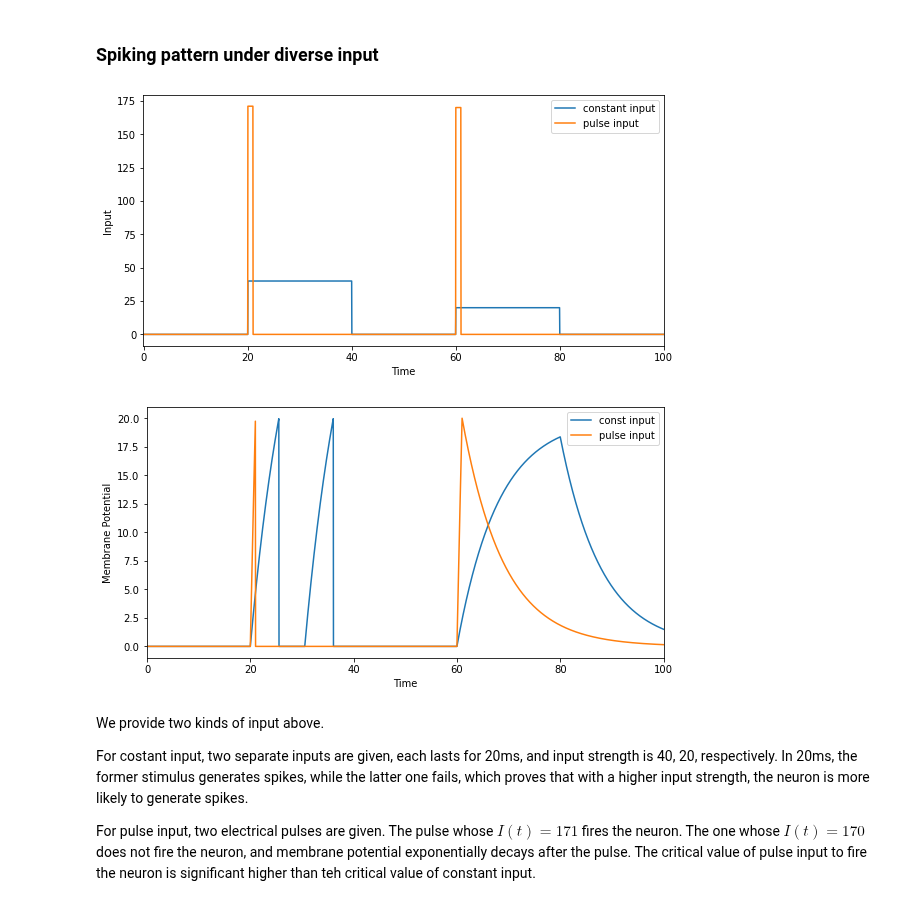
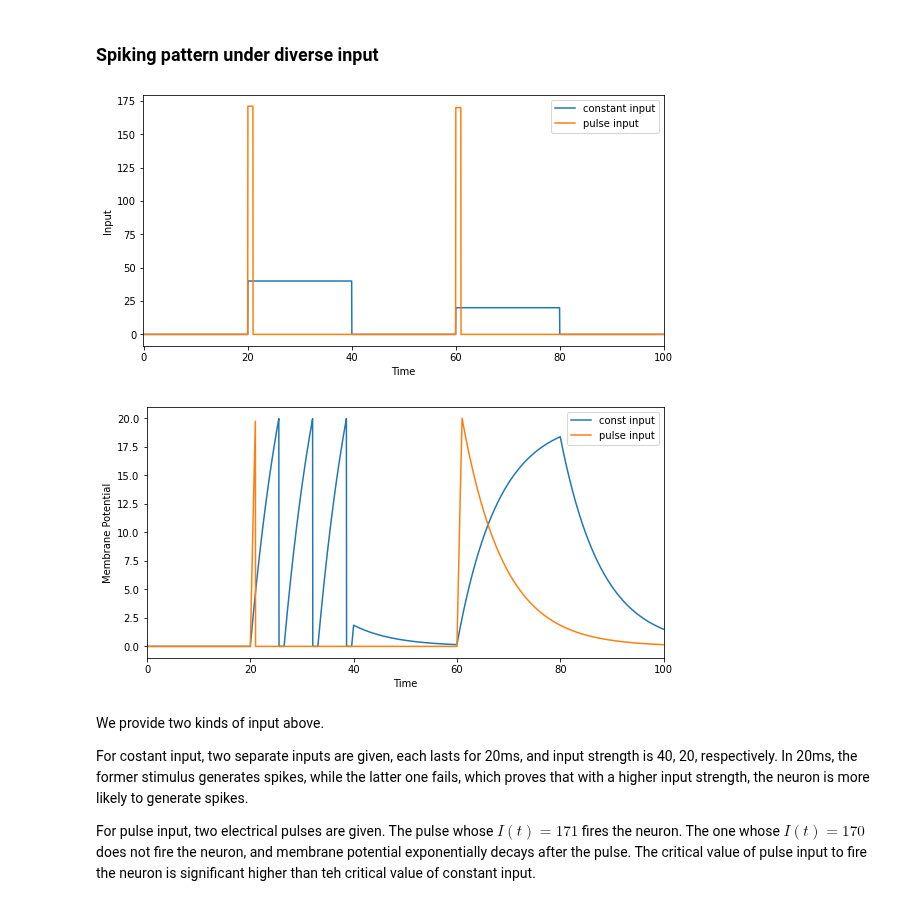
Before and after one commit to quanpeng0/BrainModels, a Jupyter notebook: docs/tutorials/neurons/LIF_model.ipynb, the cells around one changed output. Drawn from its saved outputs; the diff is of its cells as text; code cells hidden in the pictures.

```diff
--- a/docs/tutorials/neurons/LIF_model.ipynb
+++ b/docs/tutorials/neurons/LIF_model.ipynb
@@ -255,6 +244,7 @@ current, pos_dur = bp.inputs.constant_current(
 neu = LIF(1, monitors = ['V'])  #create a single neuron.
 neu.V_rest = 0.
 neu.V_reset = 0.
+neu.V = bp.backend.zeros(1)
 neu.tau = 8.
 #neu.noise = 0.
 # simulate
@@ -274,39 +264,40 @@ current = bp.inputs.spike_current(
 neu = LIF(1, monitors = ['V'])
 neu.V_rest = 0.
 neu.V_reset = 0.
+neu.V = bp.backend.zeros(1)
 neu.tau = 8.
 #neu.noise = 0.
 # simulate
 neu.run(duration = duration, inputs = ["input", current], report = False)
 # record
 ts_pul = neu.mon.ts
 input_pul = current
 potential_pul = neu.mon.V[:, 0]
 
 # paint stimulus
 fig, gs = bp.visualize.get_figure(1, 1, 4, 8)
 fig.add_subplot(gs[0, 0])
 plt.xlabel('Time')
 plt.ylabel('Input')
 plt.xlim(-0.1, ts_pul[-1] + 0.1)
 plt.plot(ts_cst, input_cst, label = f'constant input')
 plt.plot(ts_pul, input_pul, label = f'pulse input')
 plt.legend()
 plt.show()
 
 # paint response
 fig, gs = bp.visualize.get_figure(1, 1, 4, 8)
 fig.add_subplot(gs[0, 0])
 plt.xlabel('Time')
 plt.ylabel('Membrane Potential')
 plt.xlim(-0.1, ts_pul[-1] + 0.1)
 plt.plot(ts_cst, potential_cst, label = f'const input')
 plt.plot(ts_pul, potential_pul, label = f'pulse input')
 plt.legend()
 plt.show()
 # %% [output]
 [figure]
-[figure, old version]
+[figure, new version]
 # %% [markdown]
 We provide two kinds of input above.
 
```
Also changed, not shown: parts of 4 cells of this notebook, 6 other files.
